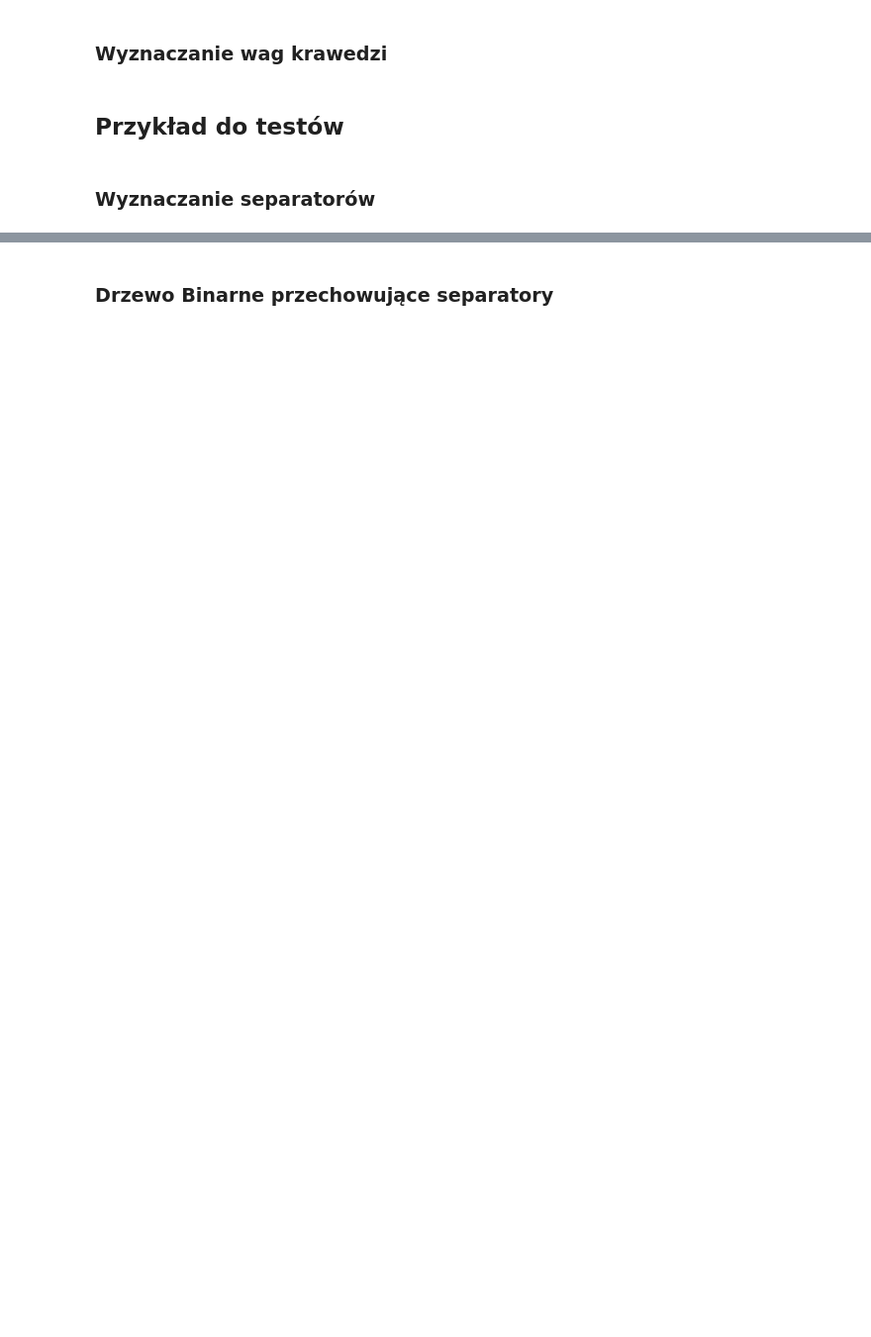
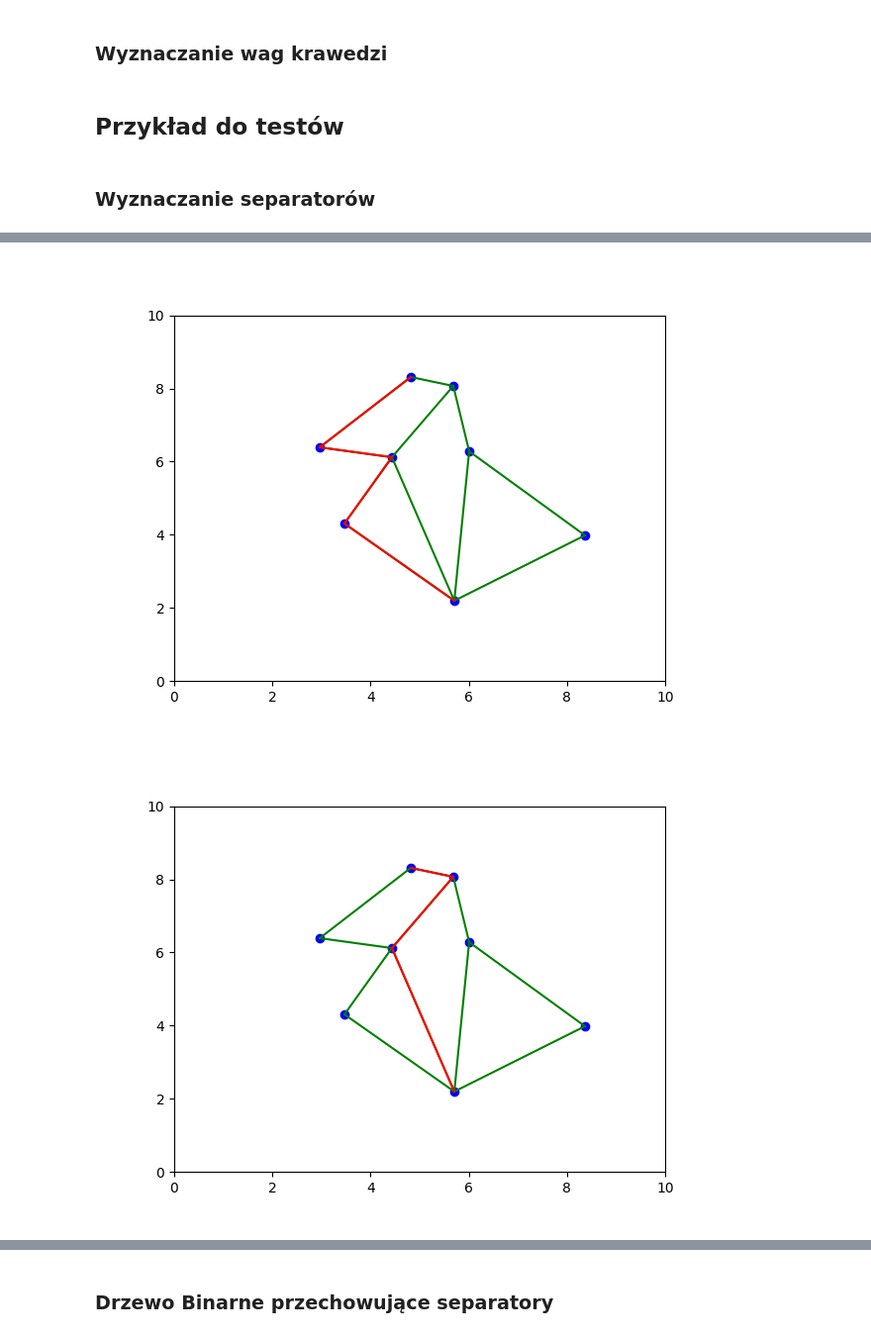
Before and after one commit to mhytrek/Geometric_Algorithms_Project, a Jupyter notebook: separatorsmetod.ipynb, the cells around one changed output, grey strips where cells are left out. Shown at 99% size. Drawn from its saved outputs; the diff is of its cells as text; code cells hidden in the pictures; blank space fills up the shorter version.

```diff
--- a/separatorsmetod.ipynb
+++ b/separatorsmetod.ipynb
@@ -498,6 +500,20 @@ graph.nodes = nodes
 #     print(f"waga: {e.wage}, wierz: {e.node1.coordinates}, {e.node2.coordinates}")
 # %% [markdown]
 ### Wyznaczanie separatorów
+# %%
+def draw_separator(graph, separator):
+    fig, ax = graph.draw()
+
+    for edge in separator:
+        x_values = [edge.node1.coordinates[0], edge.node2.coordinates[0]]
+        y_values = [edge.node1.coordinates[1], edge.node2.coordinates[1]]
+        ax.plot(x_values, y_values, color = 'red')
+
+    plt.draw()
+    # plt.close()
+# %%
+import copy
+new_graph = copy.copy(graph)
 # %%
 def find_separators(graph):
     edgeswages(graph)
@@ -528,7 +544,7 @@ def find_separators(graph):
         separator = find(nodes[0],[], nodes[-1])
     return separators
 # %%
-separators = find_separators(graph)
+separators = find_separators(new_graph)
 for s in separators:
     for v in s:
         print(v.node2)
@@ -554,0 +571,6 @@ id: 35 (9, 15)
+# %%
+for sep in separators:
+    draw_separator(new_graph, sep)
+# %% [output]
+[figure, added]
+[figure, added]
```
Also changed, not shown: parts of 17 cells of this notebook.
